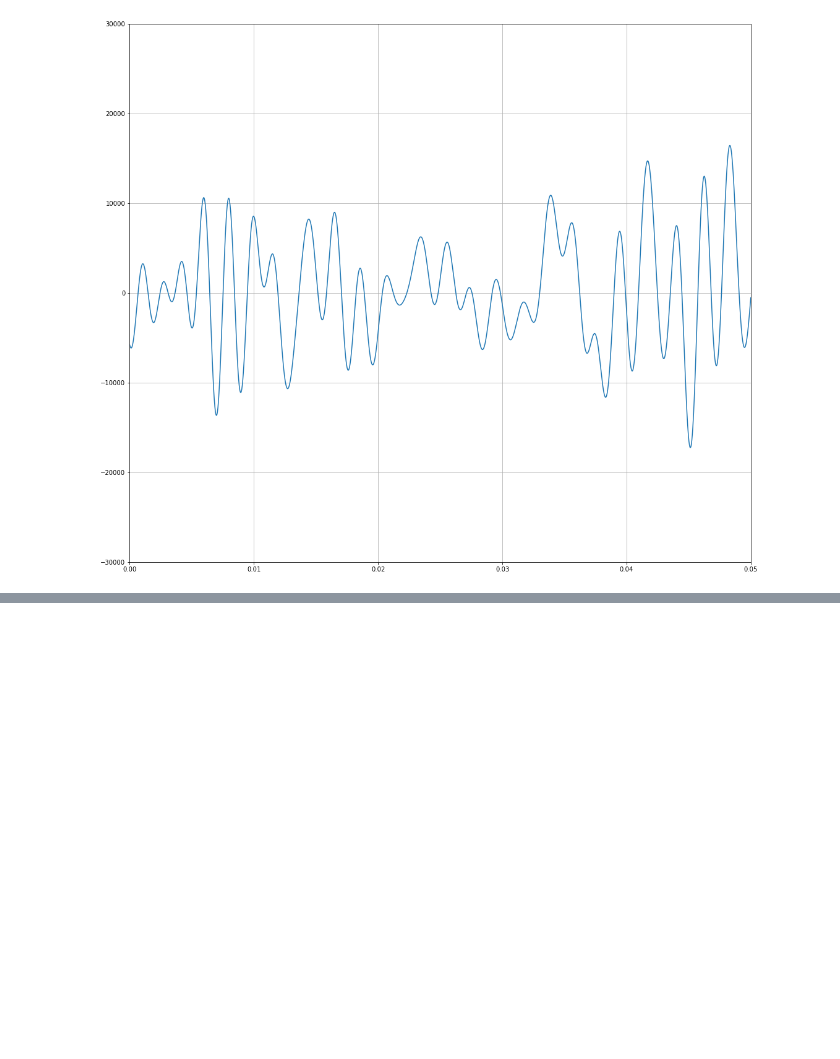
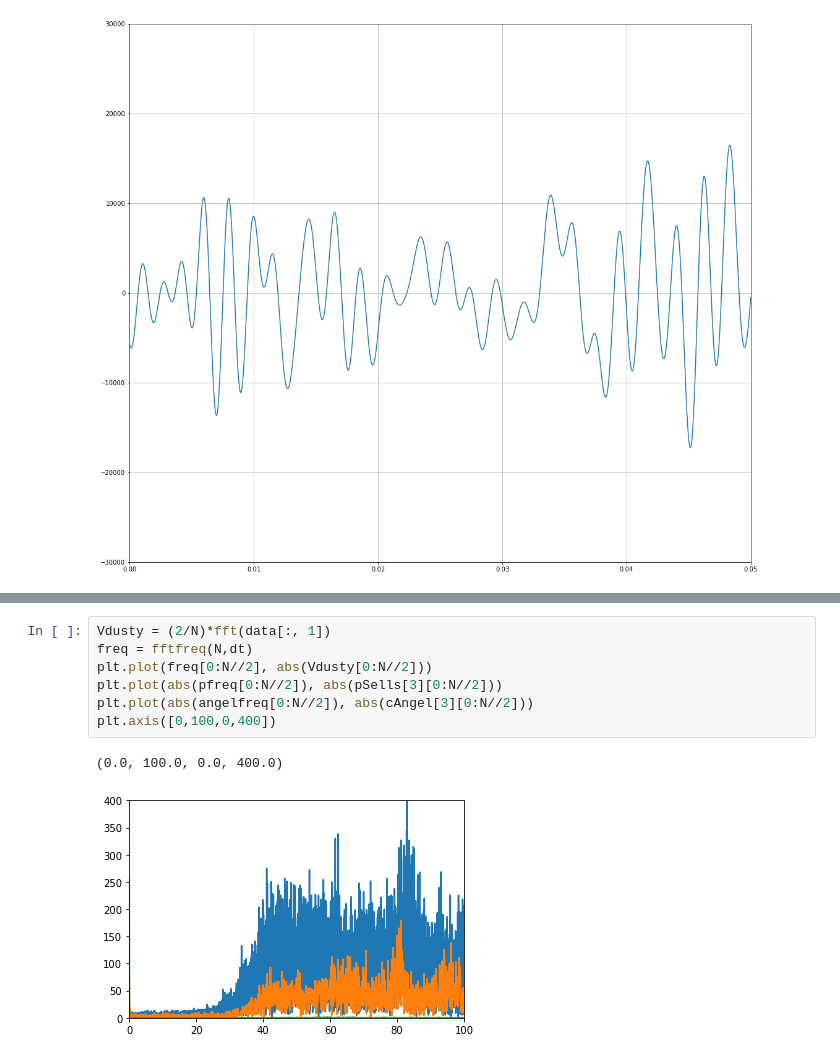
Before and after one commit to coldmayo/Megadeth-Analysis, a Jupyter notebook: Proving Paige Wrong - Project 4.ipynb, the cells around one changed output, grey strips where cells are left out. Drawn from its saved outputs; the diff is of its cells as text; blank space fills up the shorter version.

```diff
--- a/Proving Paige Wrong - Project 4.ipynb
+++ b/Proving Paige Wrong - Project 4.ipynb
@@ -94,3 +108,13 @@ plt.grid()
+# %%
+Vdusty = (2/N)*fft(data[:, 1])
+freq = fftfreq(N,dt)
+plt.plot(freq[0:N//2], abs(Vdusty[0:N//2]))
+plt.plot(abs(pfreq[0:N//2]), abs(pSells[3][0:N//2]))
+plt.plot(abs(angelfreq[0:N//2]), abs(cAngel[3][0:N//2]))
+plt.axis([0,100,0,400])
+# %% [output]
+(0.0, 100.0, 0.0, 400.0)
+[figure, added]
 # %%
 # Same thing as above but with dusty signals
 
```
Also changed, not shown: parts of 12 cells of this notebook.
